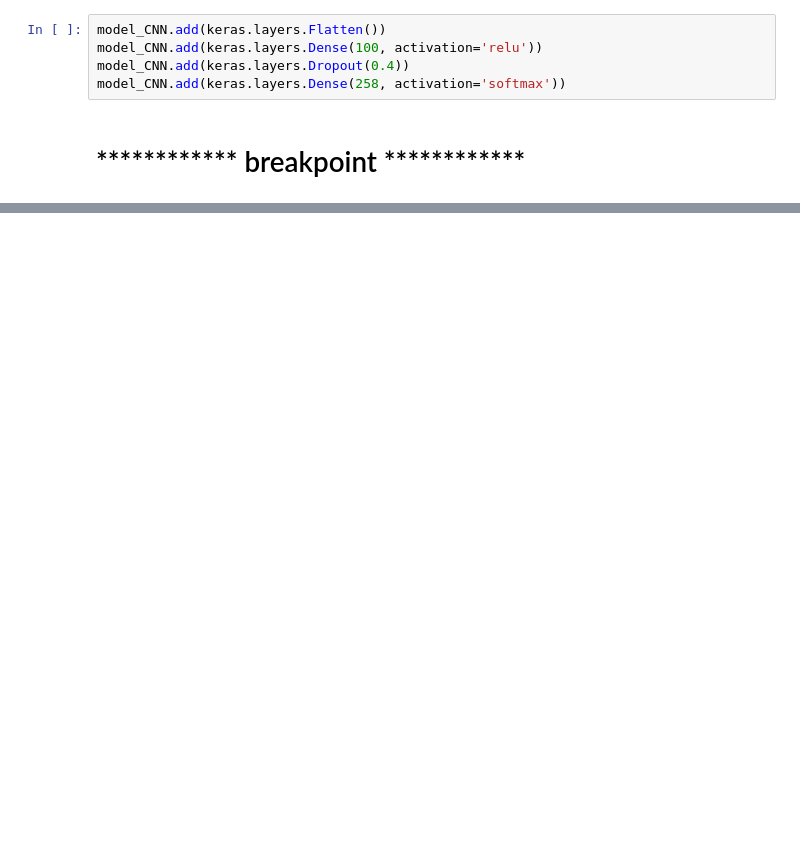
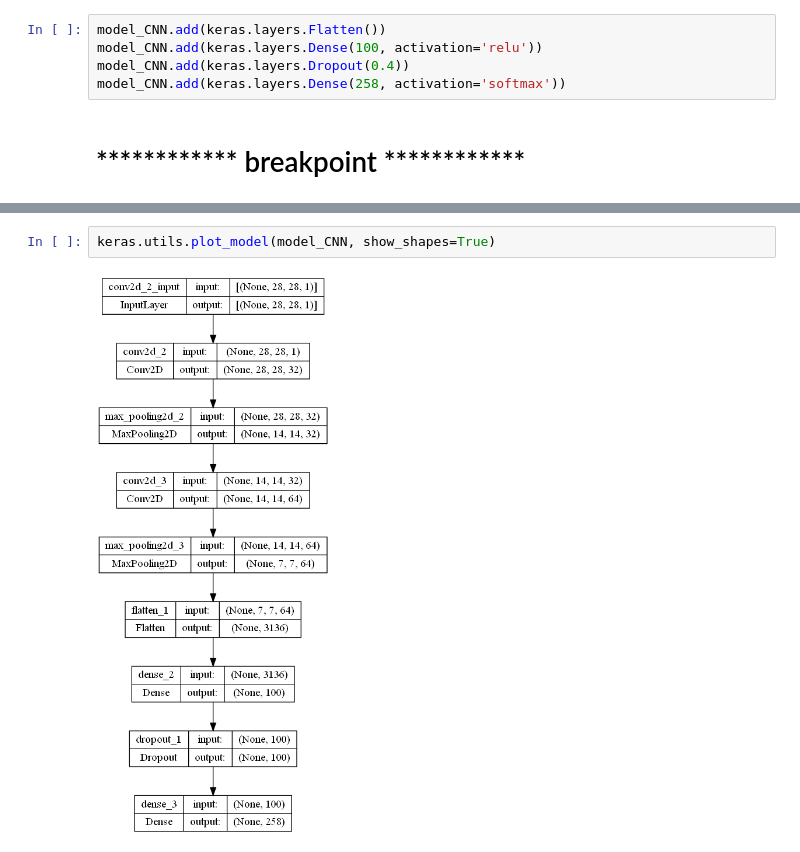
Before and after one commit to qnffnrl/dog_identifier, a Jupyter notebook: first.ipynb, the cells around one changed output, grey strips where cells are left out. Drawn from its saved outputs; the diff is of its cells as text; blank space fills up the shorter version.

```diff
--- a/first.ipynb
+++ b/first.ipynb
@@ -298,3 +286,7 @@ _________________________________________________________________
+# %%
+keras.utils.plot_model(model_CNN, show_shapes=True)
+# %% [output]
+[figure, added]
 # %%
 model_CNN.compile(optimizer='adam', loss='sparse_categorical_crossentropy', metrics='accuracy')
 checkpoint_cb = keras.callbacks.ModelCheckpoint('best-cnn-model.h5')
```
Also changed, not shown: parts of 66 cells of this notebook, 2 other files.
